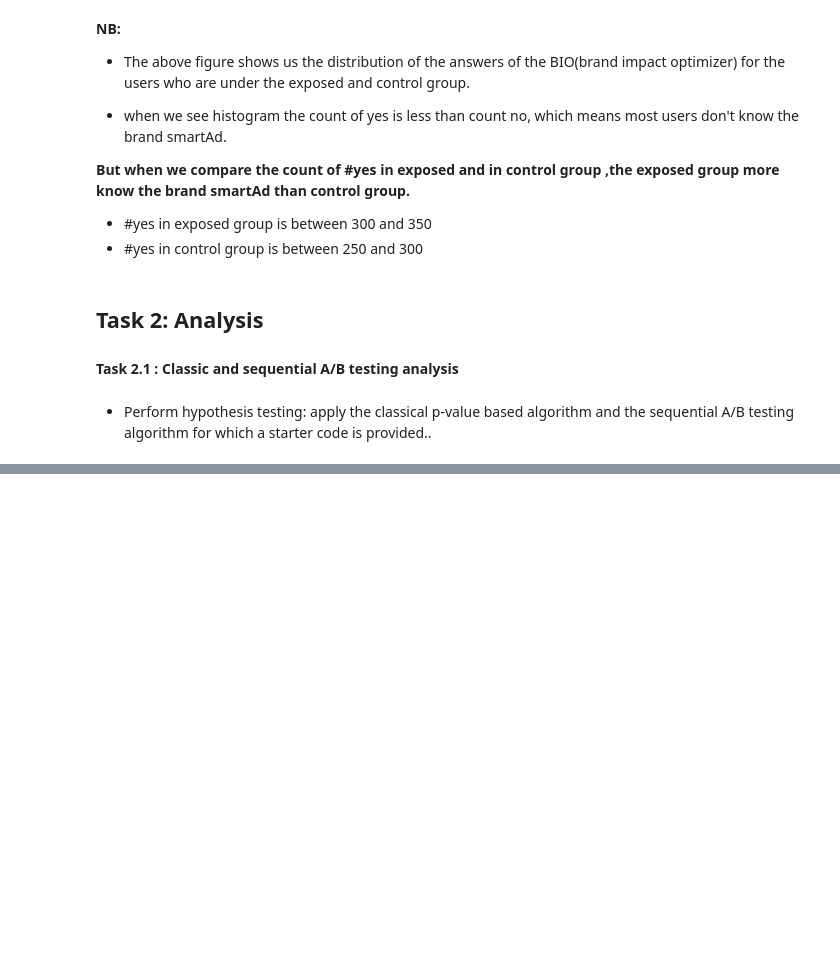
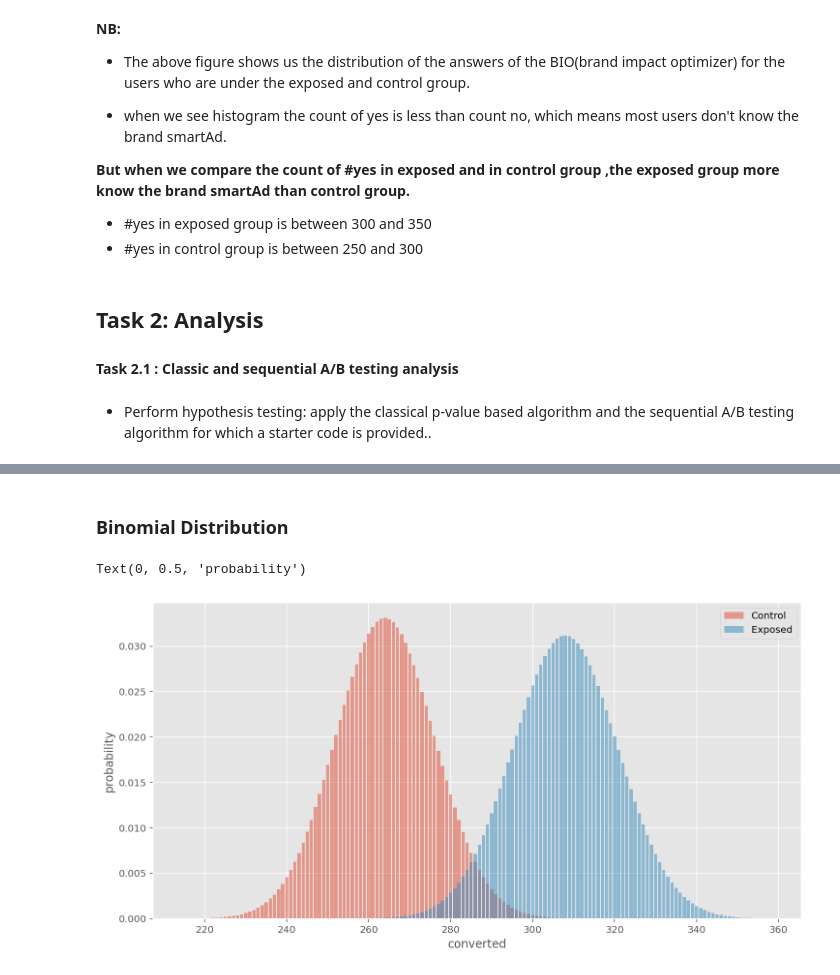
Before and after one commit to muluwork-shegaw/10Acad_week4, a Jupyter notebook: AB_Testing.ipynb, the cells around one changed output, grey strips where cells are left out. Saved outputs shown, nothing was run; the diff lists cells and outputs as text; code cells hidden in the pictures; blank space fills up the shorter version.

```diff
--- a/AB_Testing.ipynb
+++ b/AB_Testing.ipynb
@@ -81,0 +139,18 @@ multple_hist(datas,bins,legend,color)
+# %% [markdown]
+### Binomial Distribution
+# %%
+fig, ax = plt.subplots(figsize=(12,6))
+
+xC = np.linspace(ctrl_c-49, ctrl_c+50, 100)
+yC = scs.binom(ctrl_total, ctrl_cr).pmf(xC)
+ax.bar(xC, yC, label = "Control",alpha=0.5)
+
+xE = np.linspace(exp_c-49, exp_c+50, 100)
+yE = scs.binom(exp_total, exp_cr).pmf(xE)
+ax.bar(xE, yE, label = "Exposed",alpha=0.5)
+plt.legend()
+plt.xlabel('converted')
+plt.ylabel('probability')
+# %% [output]
+Text(0, 0.5, 'probability')
+[figure, added]
```
Also changed, not shown: parts of 22 cells of this notebook.
